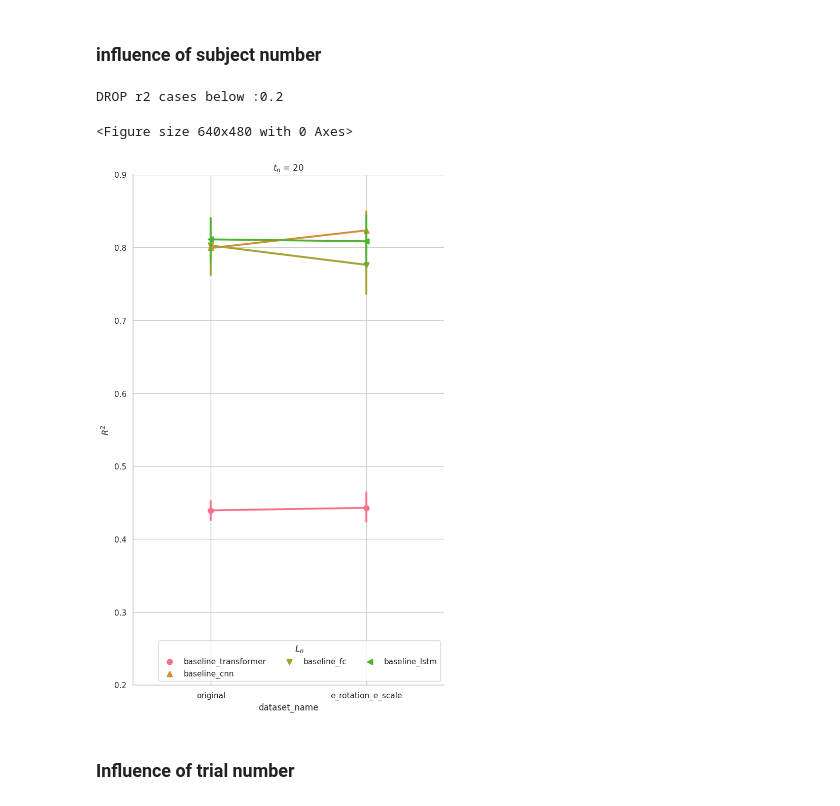
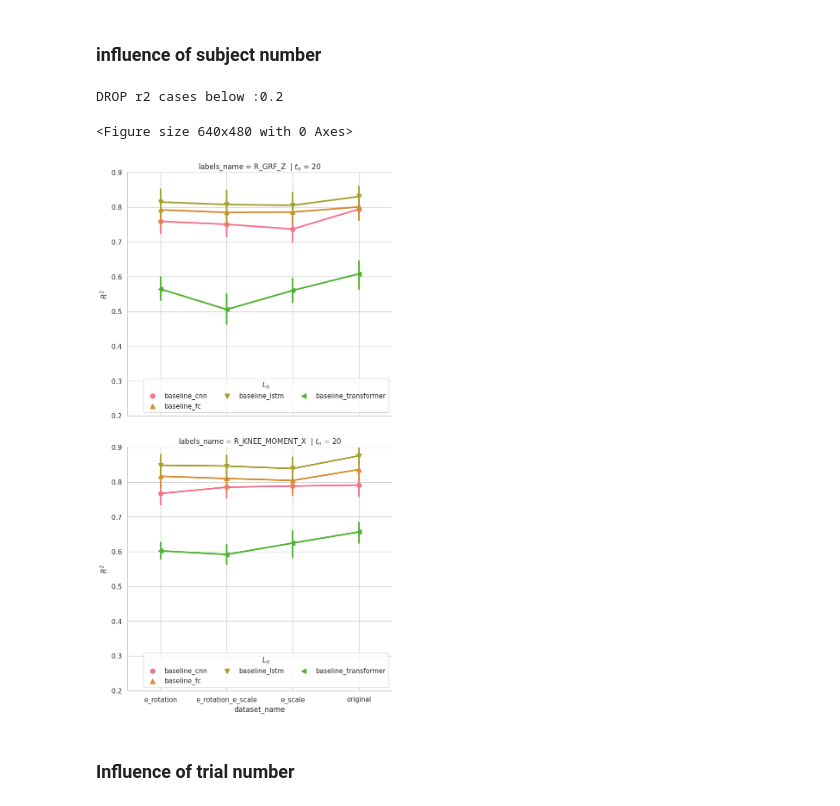
Before and after one commit to sunzhon/transfer_learning_for_droplanding, a Jupyter notebook: jupyter-lab/P6_figure_results_v3.ipynb, the cells around one changed output. Drawn from its saved outputs; the diff is of its cells as text; code cells hidden in the pictures.

```diff
--- a/jupyter-lab/P6_figure_results_v3.ipynb
+++ b/jupyter-lab/P6_figure_results_v3.ipynb
@@ -38,9 +38,9 @@ logging.basicConfig(level=logging.ERROR)
 ## Loadining results of original dataset
 # %%
 # 1) load result path list
-result_folders_name = read_result_folder_file("cur_result_folders.txt")
+result_folders_name = read_result_folder_file("all_result_folders.txt")
 #result_folders = read_result_folder_file("da_e_rotation.txt")
-print(result_folders_name)
+#print(result_folders_name)
 result_count_files = [os.path.join(RESULTS_PATH, "training_testing", result_folder,"testing_result_folders.txt")
                                    for result_folder in result_folders_name]
 
@@ -51,9 +51,10 @@ metrics_files = [os.path.join(os.path.dirname(folder), "metrics.csv") if(os.path
 # 3) collected or read or load metrics
 if True:
     # load new metrics
-    raw_metrics = get_list_investigation_metrics(result_count_files)
+    raw_metrics = get_list_investigation_metrics(metrics_files)
     # save the new metrics
-    raw_metrics.to_csv('./raw_metrics.csv')
+    #raw_metrics = pd.to_csv('./raw_metrics.csv')
+    raw_metrics.to_hdf('./hdf_raw_metrics.csv',"metrics")
 else:
     # load old metrics
     raw_metrics = pd.read_csv('./raw_metrics.csv')
@@ -124,36 +123,36 @@ def p6_plot_subject_influence(data, rename_dict={},config={},filters={},figwidth
     fig_path=os.path.join(RESULTS_PATH, "visualization/P6/")
     #fig_path=os.path.join("./","visualization/P6/Fig_results_baseline_heatmap.svg")
 
     save_figure("./",fig_format='svg')
     #save_figure(os.path.dirname(combination_investigation_metrics[0]),fig_format=save_format)
 
 
 rename_dict = {'train_sub_num':r'$s_n$', 'tre_trial_num':r'$t_n$','feature_layer_num':r'$L_n$','r2':r"$R^2$"}
 plot_config={
     'y': r'$R^2$',
     #'x': r'$s_n$',
     'x':r'dataset_name',
     'kind': 'point',
     'height': 4,
     'aspect': 2,
     'sharey': True,
     #'hue': r'$L_n$',
     "hue":r"model_name",
-    #'row': 'train_sub_num',
+    'row': 'labels_name',
     'col': r'$t_n$',
-    'col_wrap': 1,
+    #'col_wrap': 1,
     'color':'0.5', # for bar
     "palette": sns.color_palette("husl", 9), # for hue,
     "errorbar":'sd',
     "markers":['o',"^","v","<",">","s","D","d"],
     'legend':False
 }
 filters={"drop_value":0.2}
 p6_plot_subject_influence(raw_metrics, rename_dict, plot_config, filters=filters)
 # %% [output]
 DROP r2 cases below :0.2
 <Figure size 640x480 with 0 Axes>
-[figure, old version]
+[figure, new version]
 # %% [markdown]
 ### Influence of trial number
 # %%
```
Also changed, not shown: parts of 8 cells of this notebook, 4 other files.
